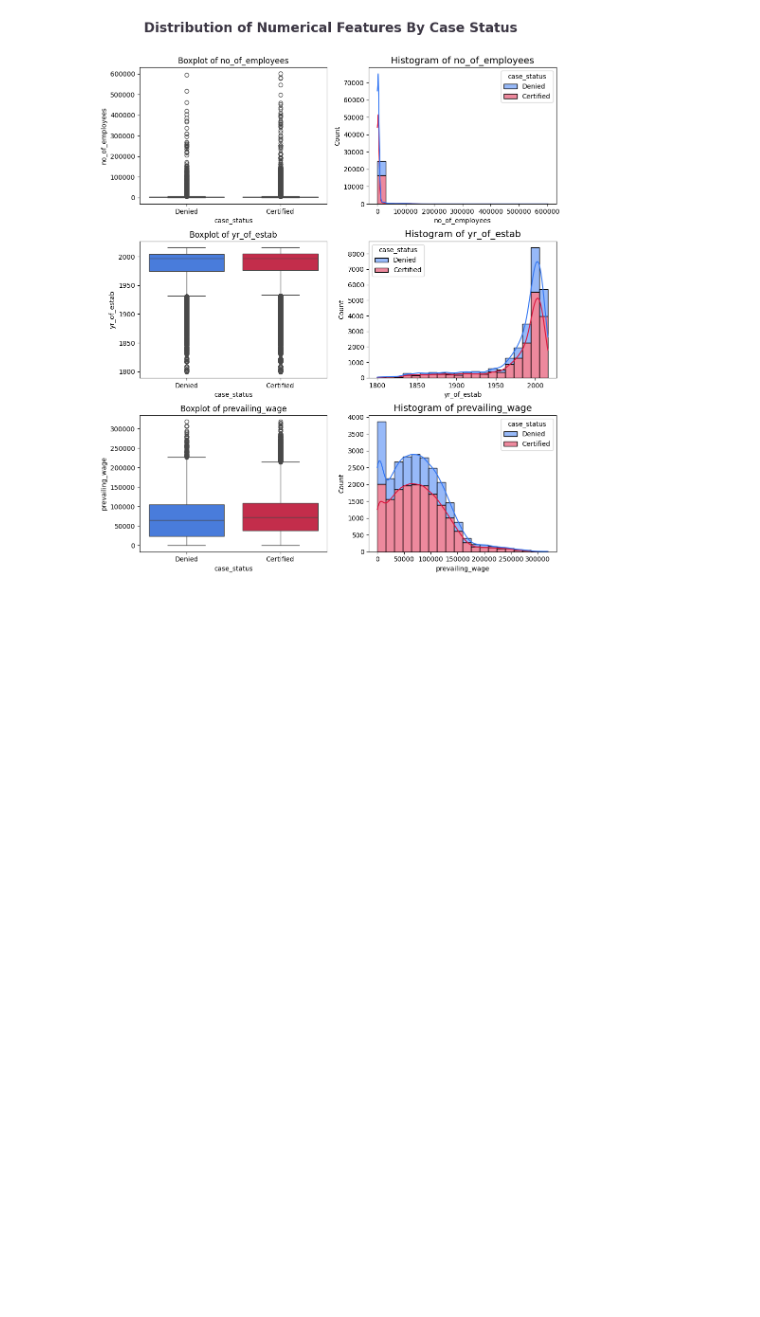
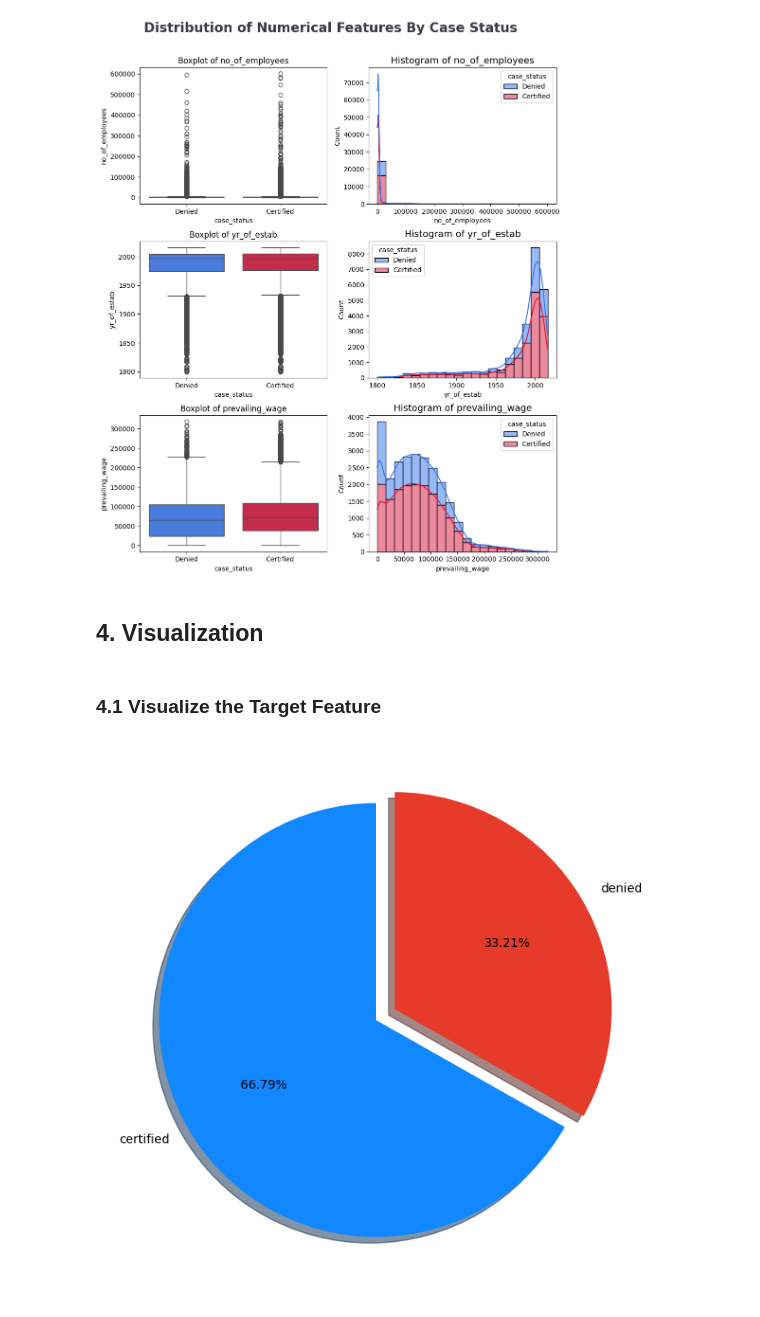
Before and after one commit to loicFraichlin/MLOps---Visa-Approval-prediction-app, a Jupyter notebook: notebooks/EDA_notebook.ipynb, the cells around one changed output. Cells and saved outputs as stored; diff of their text form; code cells hidden in the pictures; blank space fills up the shorter version.

```diff
--- a/notebooks/EDA_notebook.ipynb
+++ b/notebooks/EDA_notebook.ipynb
@@ -339,3 +339,19 @@ fig.tight_layout()
 fig.subplots_adjust(top=0.90)
 # %% [output]
 [figure]
+# %% [markdown]
+## 4. Visualization
+# %% [markdown]
+### 4.1 Visualize the Target Feature
+# %%
+labels = ["certified", "denied"]
+percentage = df.case_status.value_counts(normalize=True) * 100
+
+fig, ax = plt.subplots(figsize =(15, 8))
+explode = (0, 0.1)
+colors = ['#1188ff','#e63a2a']
+ax.pie(percentage, labels = labels, startangle = 90,
+       autopct='%1.2f%%',explode=explode, shadow=True, colors=colors)
+plt.show()
+# %% [output]
+[figure, added]
```
Also changed, not shown: parts of 5 cells of this notebook, 5 other files.
